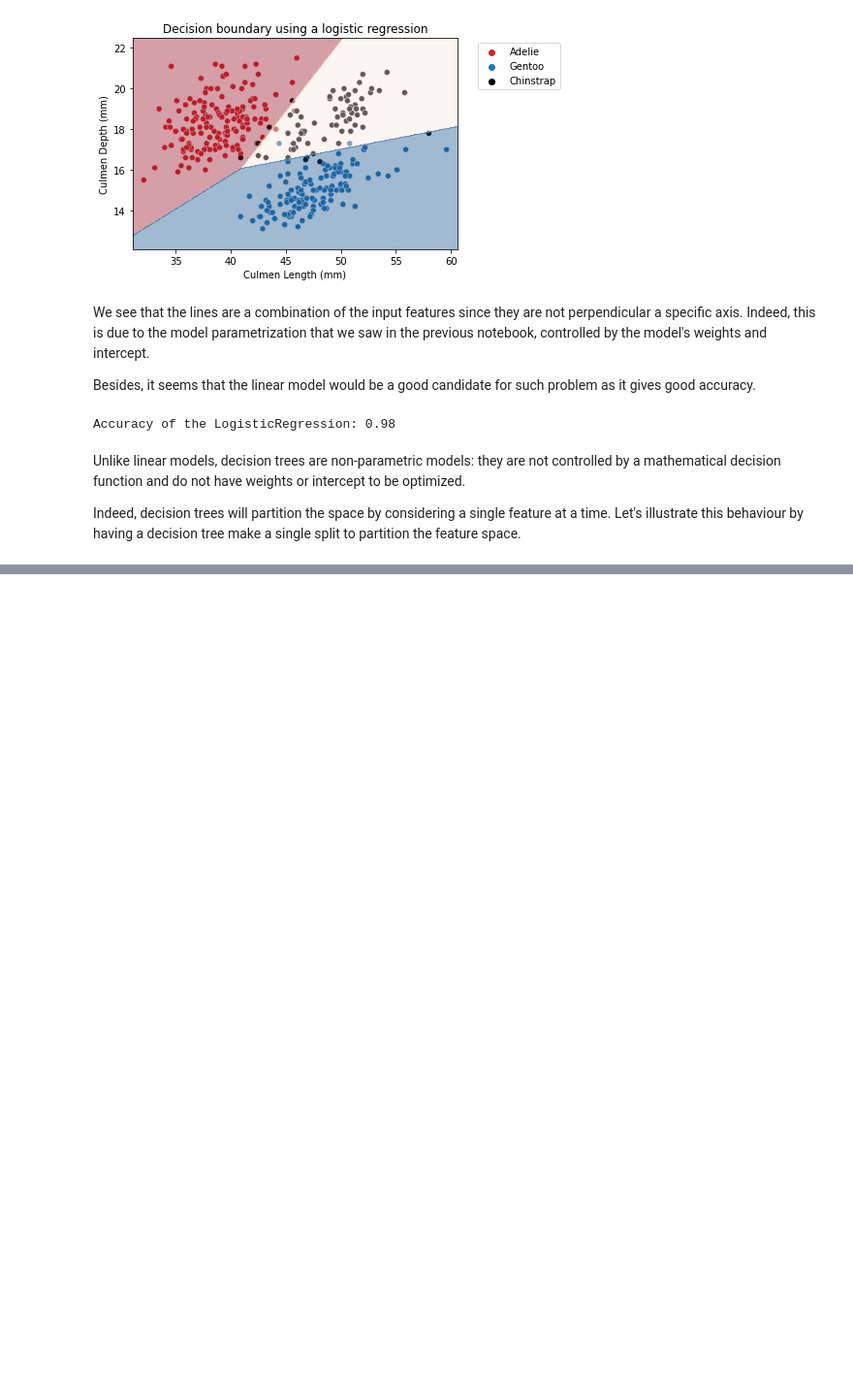
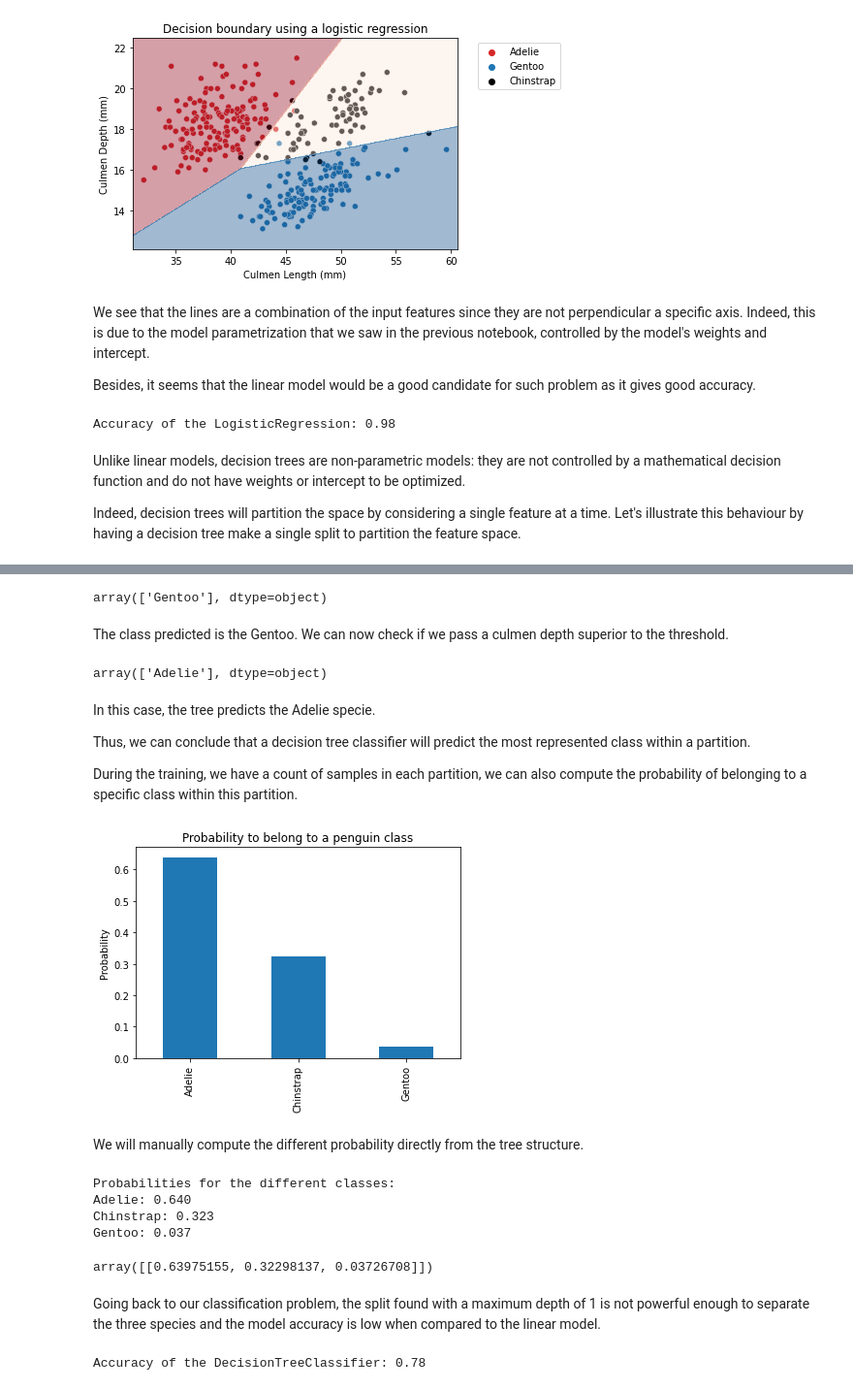
Before and after one commit to iannjari/Decision-Tree-Models, a Jupyter notebook: Lesson1.ipynb, the cells around one changed output, grey strips where cells are left out. Shown at 97% size. Saved outputs shown, nothing was run; the diff lists cells and outputs as text; code cells hidden in the pictures; blank space fills up the shorter version.

```diff
--- a/Lesson1.ipynb
+++ b/Lesson1.ipynb
@@ -100,0 +145,59 @@ tree make a single split to partition the feature space.
+# %%
+tree.predict([[0, 15]])
+# %% [output]
+array(['Gentoo'], dtype=object)
+# %% [markdown]
+The class predicted is the Gentoo. We can now check if we pass a culmen
+depth superior to the threshold.
+# %%
+tree.predict([[0, 17]])
+# %% [output]
+array(['Adelie'], dtype=object)
+# %% [markdown]
+In this case, the tree predicts the Adelie specie.
+
+Thus, we can conclude that a decision tree classifier will predict the most
+represented class within a partition.
+
+During the training, we have a count of samples in each partition, we can
+also compute the probability of belonging to a specific class within this
+partition.
+# %%
+y_pred_proba = tree.predict_proba([[0, 17]])
+y_proba_class_0 = pd.Series(y_pred_proba[0], index=tree.classes_)
+# %%
+y_proba_class_0.plot.bar()
+plt.ylabel("Probability")
+_ = plt.title("Probability to belong to a penguin class")
+# %% [output]
+[figure, added]
+# %% [markdown]
+We will manually compute the different probability directly from the tree
+structure.
+# %%
+adelie_proba = 103 / 161
+chinstrap_proba = 52 / 161
+gentoo_proba = 6 / 161
+print(f"Probabilities for the different classes:\n"
+      f"Adelie: {adelie_proba:.3f}\n"
+      f"Chinstrap: {chinstrap_proba:.3f}\n"
+      f"Gentoo: {gentoo_proba:.3f}\n")
+# %% [output]
+Probabilities for the different classes:
+Adelie: 0.640
+Chinstrap: 0.323
+Gentoo: 0.037
+# %%
+tree.predict_proba([[10000, 17]])
+# %% [output]
+array([[0.63975155, 0.32298137, 0.03726708]])
+# %% [markdown]
+Going back to our classification problem, the split found with a maximum
+depth of 1 is not powerful enough to separate the three species and the model
+accuracy is low when compared to the linear model.
+# %%
+tree.fit(data_train, target_train)
+test_score = tree.score(data_test, target_test)
+print(f"Accuracy of the DecisionTreeClassifier: {test_score:.2f}")
+# %% [output]
+Accuracy of the DecisionTreeClassifier: 0.78
```
Also changed, not shown: parts of 7 cells of this notebook.
